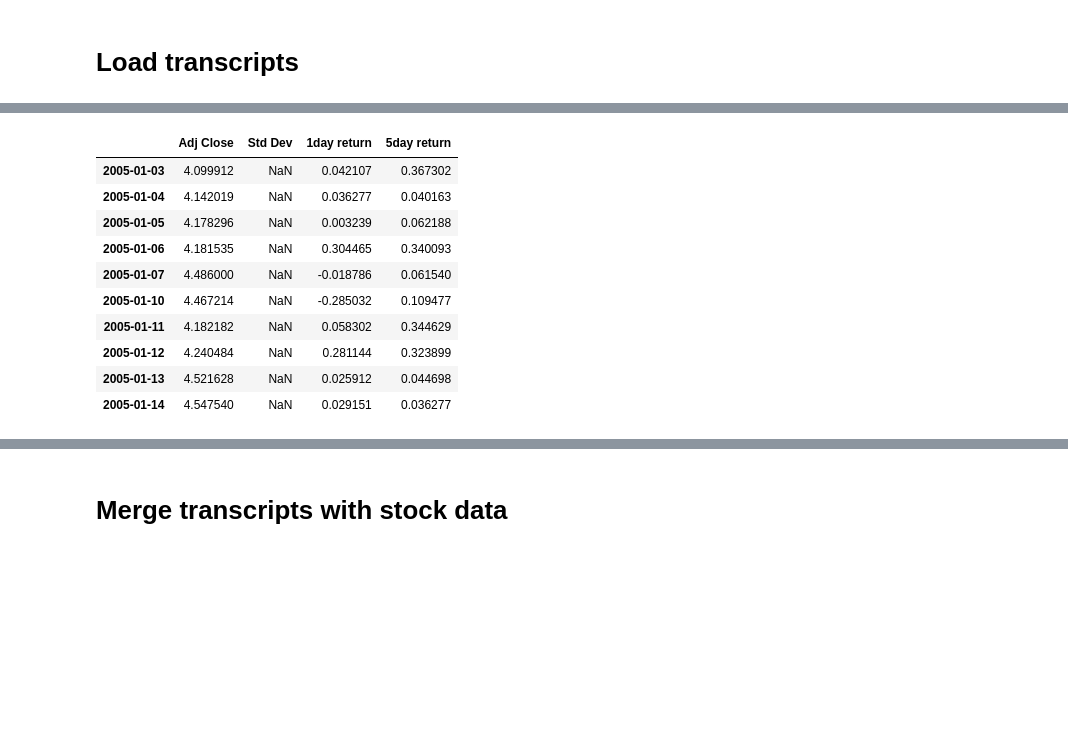
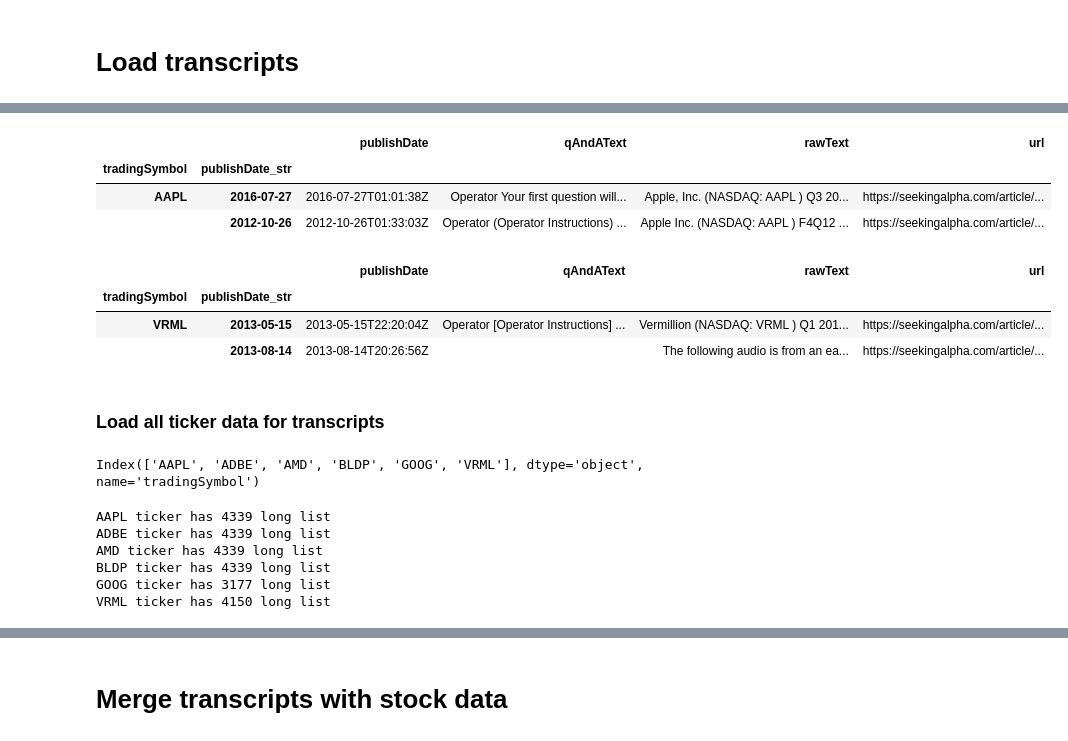
Before and after one commit to minimalgeek/Python, a Jupyter notebook: NLP/SeekingAlpha/SeekingAlpha sentiment analysis 1 - LogisticRegression.ipynb, the cells around one changed output, grey strips where cells are left out. Saved outputs shown, nothing was run; the diff lists cells and outputs as text; code cells hidden in the pictures; blank space fills up the shorter version.

```diff
--- a/NLP/SeekingAlpha/SeekingAlpha sentiment analysis 1 - LogisticRegression.ipynb
+++ b/NLP/SeekingAlpha/SeekingAlpha sentiment analysis 1 - LogisticRegression.ipynb
@@ -76,14 +36,21 @@ aapl_df.tail(10)
-# %%
-aapl_df.head(10)
-# %% [output]
-|  | Adj Close | Std Dev | 1day return | 5day return |
-| 2005-01-03 | 4.099912 | NaN | 0.042107 | 0.367302 |
-| 2005-01-04 | 4.142019 | NaN | 0.036277 | 0.040163 |
-| 2005-01-05 | 4.178296 | NaN | 0.003239 | 0.062188 |
-| 2005-01-06 | 4.181535 | NaN | 0.304465 | 0.340093 |
-| 2005-01-07 | 4.486000 | NaN | -0.018786 | 0.061540 |
-| 2005-01-10 | 4.467214 | NaN | -0.285032 | 0.109477 |
-| 2005-01-11 | 4.182182 | NaN | 0.058302 | 0.344629 |
-| 2005-01-12 | 4.240484 | NaN | 0.281144 | 0.323899 |
-| 2005-01-13 | 4.521628 | NaN | 0.025912 | 0.044698 |
-| 2005-01-14 | 4.547540 | NaN | 0.029151 | 0.036277 |
+# %%
+earnings_transcript.set_index(['tradingSymbol', 'publishDate_str'], inplace=True)
+earnings_transcript.head(2)
+# %% [output]
+|  |  | publishDate | qAndAText | rawText | url |
+| tradingSymbol | publishDate_str |  |  |  |  |
+| AAPL | 2016-07-27 | 2016-07-27T01:01:38Z | Operator Your first question will... | Apple, Inc. (NASDAQ: AAPL ) Q3 20... | https://seekingalpha.com/article/... |
+|  | 2012-10-26 | 2012-10-26T01:33:03Z | Operator (Operator Instructions) ... | Apple Inc. (NASDAQ: AAPL ) F4Q12 ... | https://seekingalpha.com/article/... |
+# %%
+earnings_transcript.tail(2)
+# %% [output]
+|  |  | publishDate | qAndAText | rawText | url |
+| tradingSymbol | publishDate_str |  |  |  |  |
+| VRML | 2013-05-15 | 2013-05-15T22:20:04Z | Operator [Operator Instructions] ... | Vermillion (NASDAQ: VRML ) Q1 201... | https://seekingalpha.com/article/... |
+|  | 2013-08-14 | 2013-08-14T20:26:56Z |  | The following audio is from an ea... | https://seekingalpha.com/article/... |
+# %% [markdown]
+### Load all ticker data for transcripts
+# %%
+earnings_transcript.index.levels[0]
+# %% [output]
+Index(['AAPL', 'ADBE', 'AMD', 'BLDP', 'GOOG', 'VRML'], dtype='object', name='tradingSymbol')
@@ -89,0 +101,32 @@ aapl_df.head(10)
+# %%
+tickers = earnings_transcript.index.levels[0]
+all_stocks = None
+for ticker in tickers:
+    stocks = ystockquote.get_historical_prices(ticker, '2000-01-01', '2017-12-31')
+    print('{} ticker has {} long list'.format(ticker, len(stocks)))
+    df = pd.DataFrame(stocks).transpose()
+    if 'Adj Close' in df.columns:
+        df['Close'] = pd.to_numeric(df['Adj Close'], errors='ignore')
+    elif 'Close' in df.columns:
+        df['Close'] = pd.to_numeric(df['Close'], errors='ignore')
+    else:
+        print('{} is not available'.format(ticker))
+        continue
+    df.drop(axis=1, labels=[col for col in df.columns if col not in ['Close']], inplace=True)
+    indexes = pd.MultiIndex.from_product([[ticker], df.index.values.tolist()], names=['tradingSymbol', 'publishDate_str'])
+    df.set_index(indexes, inplace=True)
+
+    Applyer.all_label_calc(df)
+    df.dropna(inplace=True)
+
+    if all_stocks is None:
+        all_stocks = df
+    else:
+        all_stocks = all_stocks.append(df)
+# %% [output]
+AAPL ticker has 4339 long list
+ADBE ticker has 4339 long list
+AMD ticker has 4339 long list
+BLDP ticker has 4339 long list
+GOOG ticker has 3177 long list
+VRML ticker has 4150 long list
```
Also changed, not shown: parts of 37 cells of this notebook, 1 other file.
